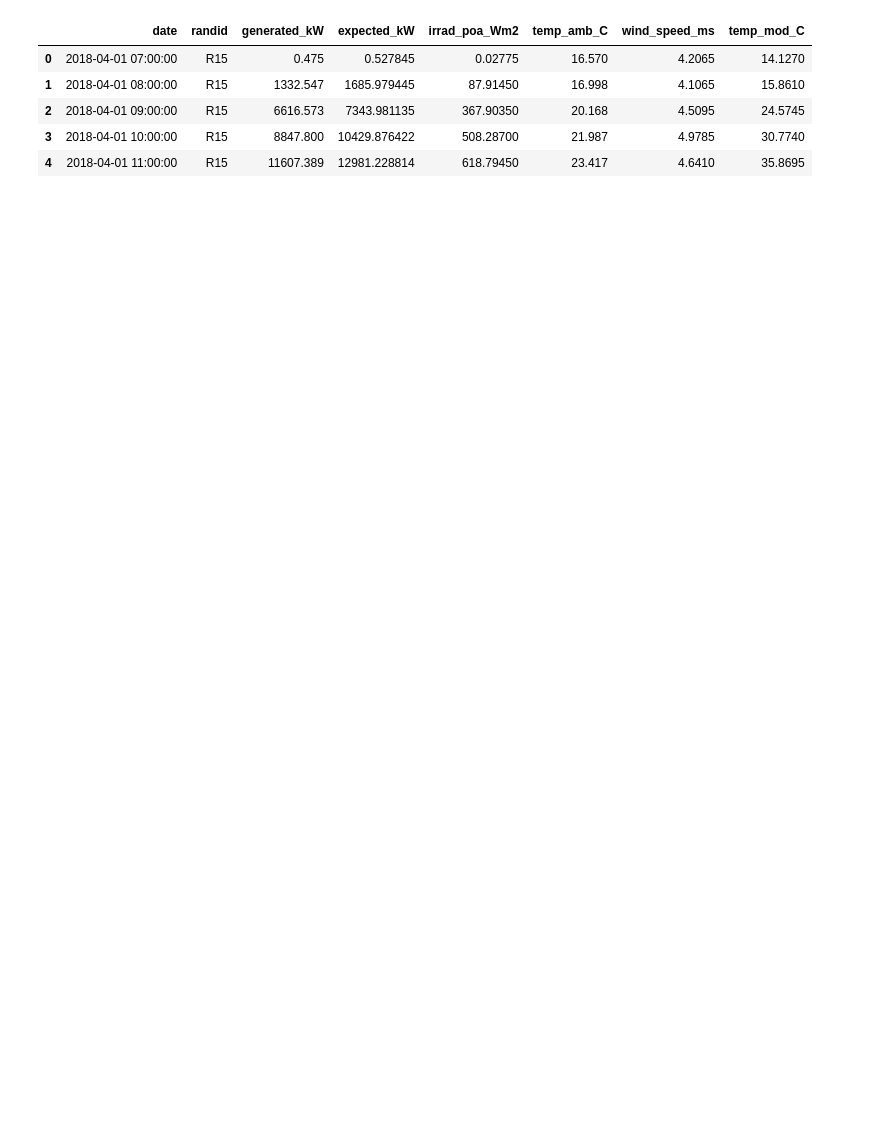
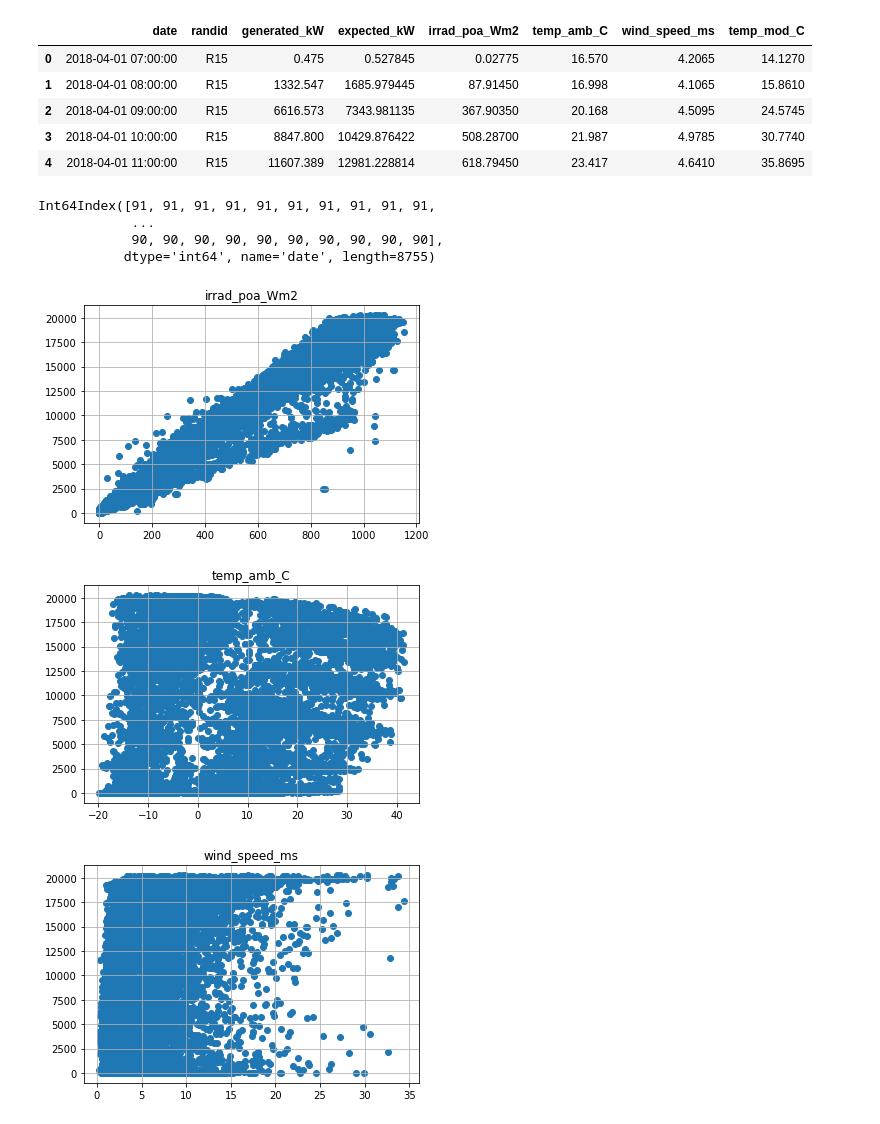
Before and after one commit to sandialabs/pvOps, a Jupyter notebook: examples/tutorial_timeseries.ipynb, the cells around one changed output. Drawn from its saved outputs; the diff is of its cells as text; code cells hidden in the pictures; blank space fills up the shorter version.

```diff
--- a/examples/tutorial_timeseries.ipynb
+++ b/examples/tutorial_timeseries.ipynb
@@ -35,7 +35,7 @@ prod_col_dict = {'siteid': 'randid',
                  'timestamp': 'date',
                  'powerprod': 'generated_kW',
                  'irradiance':'irrad_poa_Wm2',
-                 'temperature':'temp_mod_C', # Optional parameter, used by one of the modeling structures
+                 'temperature':'temp_amb_C', # Optional parameter, used by one of the modeling structures
                  'baseline': 'IEC_pstep', #user's name choice for new column (baseline expected energy defined by user or calculated based on IEC)
                  'dcsize': 'dcsize', #user's name choice for new column (System DC-size, extracted from meta-data)
                  'compared': 'Compared',#user's name choice for new column
@@ -47,12 +47,27 @@ metad_col_dict = {'siteid': 'randid',
 # %%
 prod_data_converted = t2t_preprocess.prod_date_convert(prod_data, prod_col_dict)
 prod_data_datena_d, _ = t2t_preprocess.prod_nadate_process(prod_data_converted, prod_col_dict, pnadrop=True)
+# %%
+prod_data_datena_d.index = prod_data_datena_d[prod_col_dict['timestamp']]
+
+min(prod_data_datena_d.index), max(prod_data_datena_d.index)
+#prod_data_datena_d.index.month
+prod_data_datena_d.index.dayofyear
+# %% [output]
+Int64Index([91, 91, 91, 91, 91, 91, 91, 91, 91, 91,
+            ...
+            90, 90, 90, 90, 90, 90, 90, 90, 90, 90],
+           dtype='int64', name='date', length=8755)
 # %%
-# for xcol in ['irrad_poa_Wm2', 'temp_mod_C', 'wind_speed_ms']:
-#     plt.scatter(prod_data_datena_d[xcol], prod_data_datena_d[prod_col_dict['powerprod']])
-#     plt.title(xcol)
-#     plt.grid()
-#     plt.show()
+for xcol in ['irrad_poa_Wm2', 'temp_amb_C', 'wind_speed_ms']:
+    plt.scatter(prod_data_datena_d[xcol], prod_data_datena_d[prod_col_dict['powerprod']])
+    plt.title(xcol)
+    plt.grid()
+    plt.show()
+# %% [output]
+[figure, added]
+[figure, added]
+[figure, added]
 # %%
 model_prod_data = prod_data_datena_d.dropna(subset=['irrad_poa_Wm2', 'temp_amb_C', 'wind_speed_ms']+[prod_col_dict['powerprod']])
 model_prod_data = model_prod_data[model_prod_data['randid'] == 'R15']
```
Also changed, not shown: parts of 5 cells of this notebook, 2 other files.
